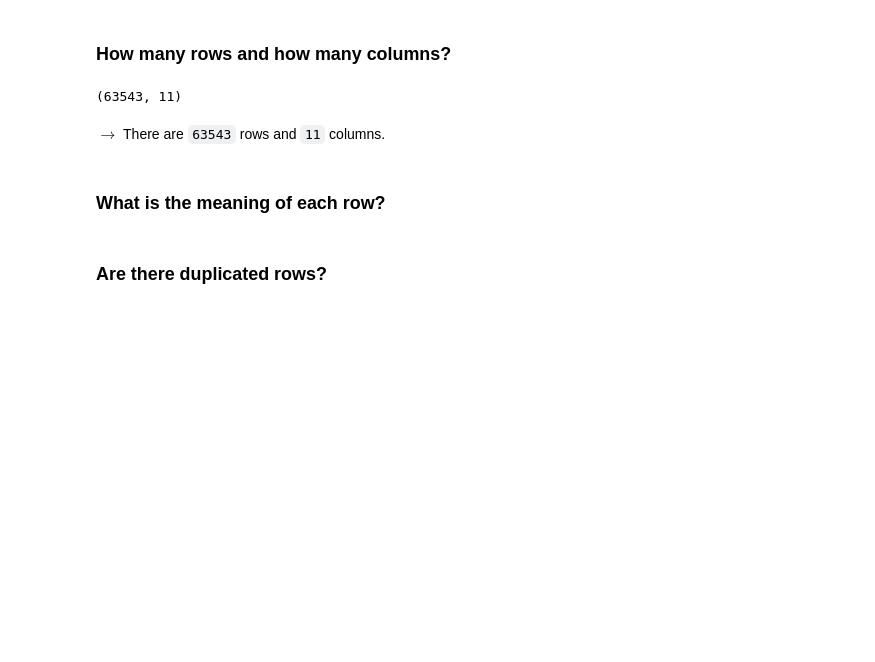
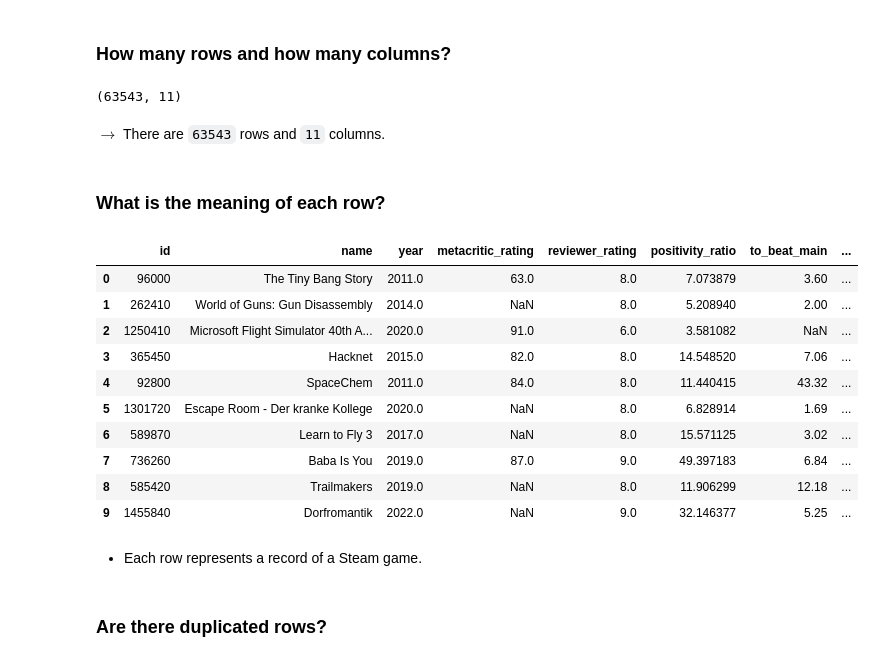
Before and after one commit to juinkinn/Programming4DS-FinalProject, a Jupyter notebook: 22127250_22127478.ipynb, the cells around one changed output. Cells and saved outputs as stored; diff of their text form; code cells hidden in the pictures; blank space fills up the shorter version.

````diff
--- a/22127250_22127478.ipynb
+++ b/22127250_22127478.ipynb
@@ -61,6 +61,22 @@ df.shape
 $\rightarrow$ There are ```63543``` rows and ```11``` columns.
 # %% [markdown]
 ### What is the meaning of each row?
+# %%
+df.head(10)
+# %% [output]
+|  | id | name | year | metacritic_rating | reviewer_rating | positivity_ratio | to_beat_main | ... |
+| 0 | 96000 | The Tiny Bang Story | 2011.0 | 63.0 | 8.0 | 7.073879 | 3.60 | ... |
+| 1 | 262410 | World of Guns: Gun Disassembly | 2014.0 | NaN | 8.0 | 5.208940 | 2.00 | ... |
+| 2 | 1250410 | Microsoft Flight Simulator 40th A... | 2020.0 | 91.0 | 6.0 | 3.581082 | NaN | ... |
+| 3 | 365450 | Hacknet | 2015.0 | 82.0 | 8.0 | 14.548520 | 7.06 | ... |
+| 4 | 92800 | SpaceChem | 2011.0 | 84.0 | 8.0 | 11.440415 | 43.32 | ... |
+| 5 | 1301720 | Escape Room - Der kranke Kollege | 2020.0 | NaN | 8.0 | 6.828914 | 1.69 | ... |
+| 6 | 589870 | Learn to Fly 3 | 2017.0 | NaN | 8.0 | 15.571125 | 3.02 | ... |
+| 7 | 736260 | Baba Is You | 2019.0 | 87.0 | 9.0 | 49.397183 | 6.84 | ... |
+| 8 | 585420 | Trailmakers | 2019.0 | NaN | 8.0 | 11.906299 | 12.18 | ... |
+| 9 | 1455840 | Dorfromantik | 2022.0 | NaN | 9.0 | 32.146377 | 5.25 | ... |
+# %% [markdown]
+- Each row represents a record of a Steam game.
 # %% [markdown]
 ### Are there duplicated rows?
 # %%
````
Also changed, not shown: parts of 12 cells of this notebook.
